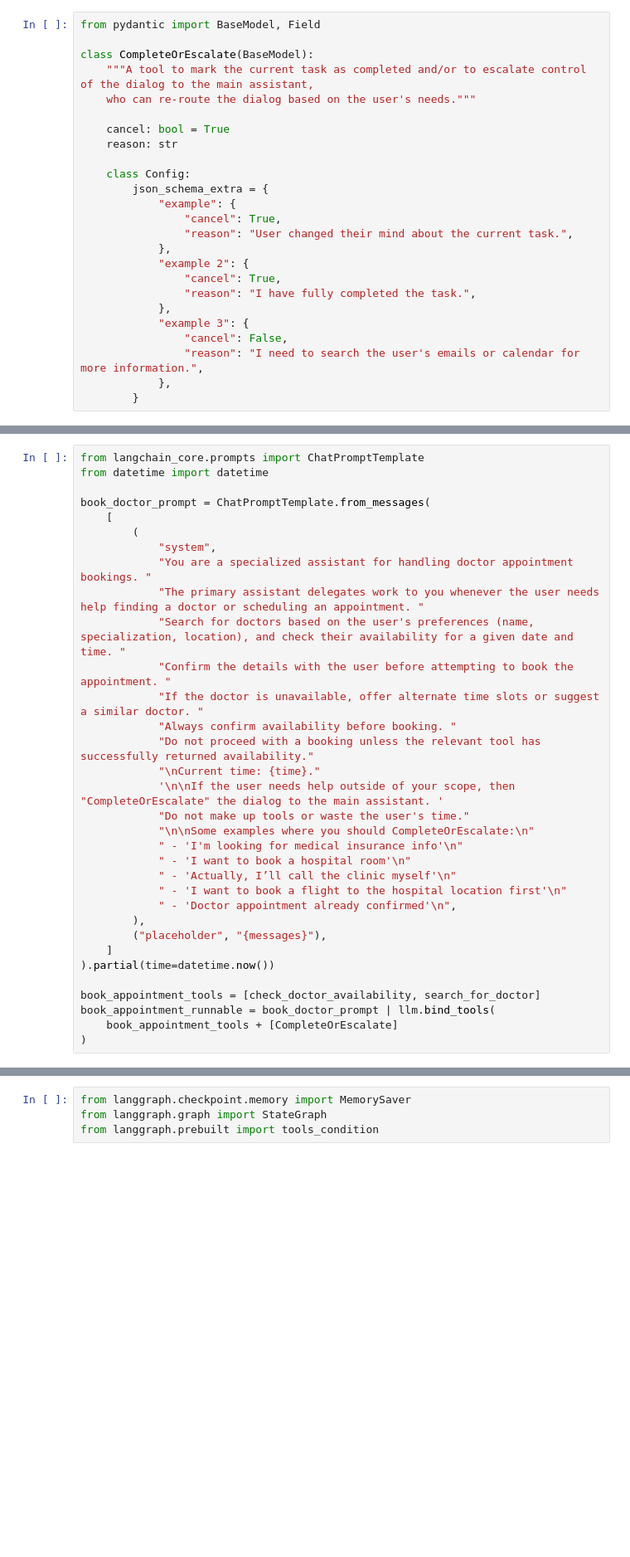
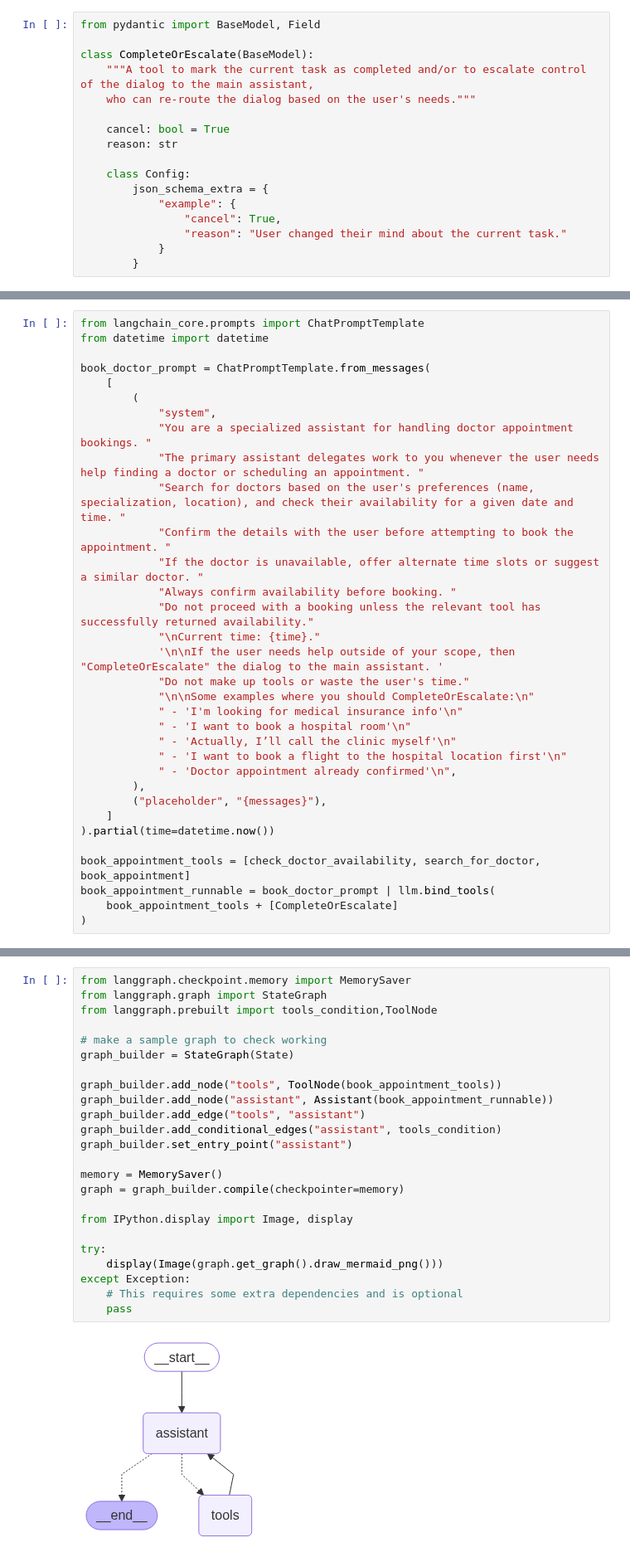
Before and after one commit to JHansiduYapa/Multi-Agent-System-for-Healthcare-Appointment-Booking, a Jupyter notebook: v2-agent/v2.1-agent.ipynb, the cells around one changed output, grey strips where cells are left out. Shown at 83% size. Saved outputs shown, nothing was run; the diff lists cells and outputs as text; blank space fills up the shorter version.

```diff
--- a/v2-agent/v2.1-agent.ipynb
+++ b/v2-agent/v2.1-agent.ipynb
@@ -113,16 +113,8 @@ class CompleteOrEscalate(BaseModel):
         json_schema_extra = {
             "example": {
                 "cancel": True,
-                "reason": "User changed their mind about the current task.",
-            },
-            "example 2": {
-                "cancel": True,
-                "reason": "I have fully completed the task.",
-            },
-            "example 3": {
-                "cancel": False,
-                "reason": "I need to search the user's emails or calendar for more information.",
-            },
+                "reason": "User changed their mind about the current task."
+            }
         }
 # %% [markdown]
 ### 4. Create DataBase and insert sample data to that
@@ -305,7 +338,7 @@ book_doctor_prompt = ChatPromptTemplate.from_messages(
     ]
 ).partial(time=datetime.now())
 
-book_appointment_tools = [check_doctor_availability, search_for_doctor]
+book_appointment_tools = [check_doctor_availability, search_for_doctor, book_appointment]
 book_appointment_runnable = book_doctor_prompt | llm.bind_tools(
     book_appointment_tools + [CompleteOrEscalate]
 )
@@ -316,4 +349,26 @@ This
 # %%
 from langgraph.checkpoint.memory import MemorySaver
 from langgraph.graph import StateGraph
-from langgraph.prebuilt import tools_condition
+from langgraph.prebuilt import tools_condition,ToolNode
+
+# make a sample graph to check working
+graph_builder = StateGraph(State)
+
+graph_builder.add_node("tools", ToolNode(book_appointment_tools))
+graph_builder.add_node("assistant", Assistant(book_appointment_runnable))
+graph_builder.add_edge("tools", "assistant")
+graph_builder.add_conditional_edges("assistant", tools_condition)
+graph_builder.set_entry_point("assistant")
+
+memory = MemorySaver()
+graph = graph_builder.compile(checkpointer=memory)
+
+from IPython.display import Image, display
+
+try:
+    display(Image(graph.get_graph().draw_mermaid_png()))
+except Exception:
+    # This requires some extra dependencies and is optional
+    pass
+# %% [output]
+[figure, added]
```
Also changed, not shown: parts of 18 cells of this notebook.
